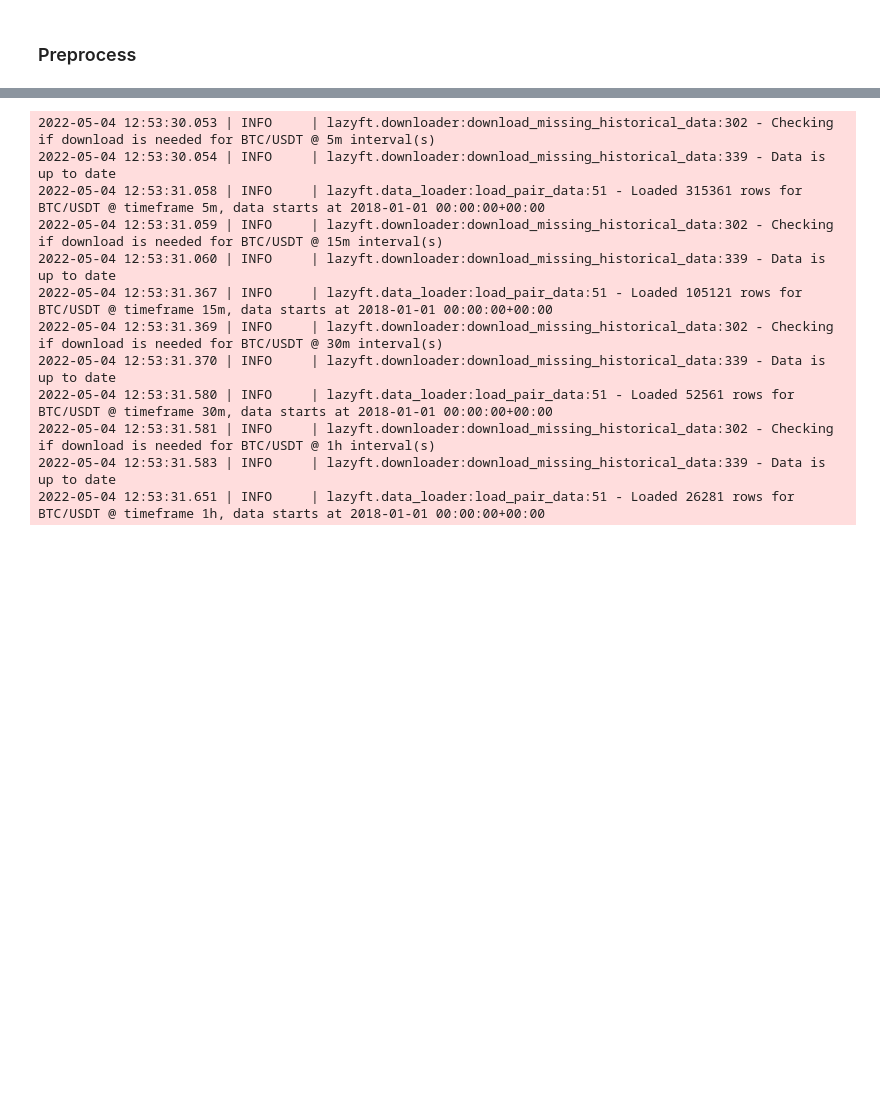
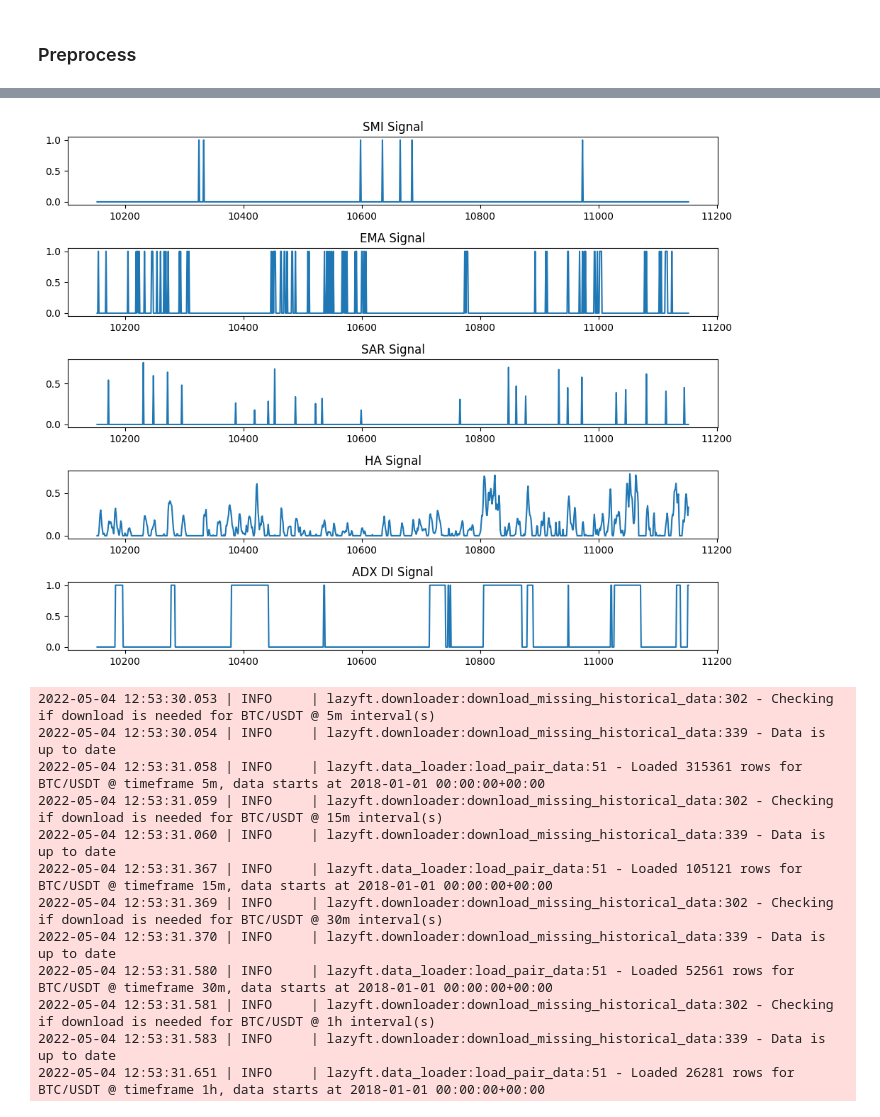
Before and after one commit to raphant/freqgym, a Jupyter notebook: run_env.ipynb, the cells around one changed output, grey strips where cells are left out. Saved outputs shown, nothing was run; the diff lists cells and outputs as text; code cells hidden in the pictures; blank space fills up the shorter version.

```diff
--- a/run_env.ipynb
+++ b/run_env.ipynb
@@ -25,12 +27,12 @@ nest_asyncio.apply()
 ### Config
 # %%
 STRATEGY = "SagesGym5"
-CONFIG = "user_data/config.json"
+CONFIG = "configs/config.json"
 PAIR = "BTC/USDT"
 TRAINING_RANGE = "20180101-20201231"
 VALIDATION_RANGE = "20210101-20211231"
 TEST_RANGE = "20220101-"
-TIMEFRAME = "1d"
+TIMEFRAME = "1h"
 freqtrade_config = Configuration.from_files([CONFIG])
 freqtrade_config["timeframe"] = TIMEFRAME
 freqtrade_config["pairs"] = [PAIR]
@@ -84,7 +86,6 @@ config = {
     "preprocessed_data_file": _preprocessed_data_file,
     "load_preprocessed_data": LOAD_PREPROCESSED_DATA,
     # "policy_kwargs": POLICY_KWARGS,
-    "learning_time_steps": LEARNING_TIME_STEPS,
     "starting_capital": STARTING_CAPITAL,
     "stake_amount": STAKE_AMOUNT,
 }
@@ -130,0 +171,9 @@ from lazyft.data_loader import load_pair_data
+# %%
+from user_data.strategies import custom_indicators
+
+price_data = custom_indicators.add_smi_signal(price_data)
+price_data = custom_indicators.add_ema_signal(price_data)
+price_data = custom_indicators.add_sar_signal(price_data)
+price_data = custom_indicators.add_ha_signal(price_data)
+price_data = custom_indicators.add_adx_di_signal(price_data)
+# price_data = custom_indicators.add_donchian_trend_signal(price_data)
@@ -131,3 +196,42 @@ from lazyft.data_loader import load_pair_data
+# %%
+import matplotlib.pyplot as plt
+import mplfinance as mpf
+
+
+price_data = price_data.tail(1000)
+# Convert 'date' column to datetime
+# price_data['date'] = pd.to_datetime(price_data['date'])
+
+# Set 'date' column as index
+# price_data.set_index('date', inplace=True)
+
+# Create subplots
+fig, axs = plt.subplots(5, figsize=(10, 8))
+
+# Plot OHLC data using a candlestick chart
+# mpf.plot(price_data, type='candle', ax=axs[0])
+
+# Plot SMI signal
+price_data['smi_signal'].plot(ax=axs[0], title='SMI Signal')
+
+# Plot EMA signal
+price_data['ema_signal'].plot(ax=axs[1], title='EMA Signal')
+
+# Plot SAR signal
+price_data['sar_signal'].plot(ax=axs[2], title='SAR Signal')
+
+# Plot HA signal
+price_data['ha_signal'].plot(ax=axs[3], title='HA Signal')
+
+# Plot Donchian Trend signal
+price_data['adx_di_signal'].plot(ax=axs[4], title='ADX DI Signal')
+
+
+# Show the plot
+plt.tight_layout()
+plt.show()
+# %% [output]
+[figure, added]
 # %%
 from trading_environments.data import MultiTimeFramePairData
 import sys
```
Also changed, not shown: parts of 8 cells of this notebook, 8 other files.
